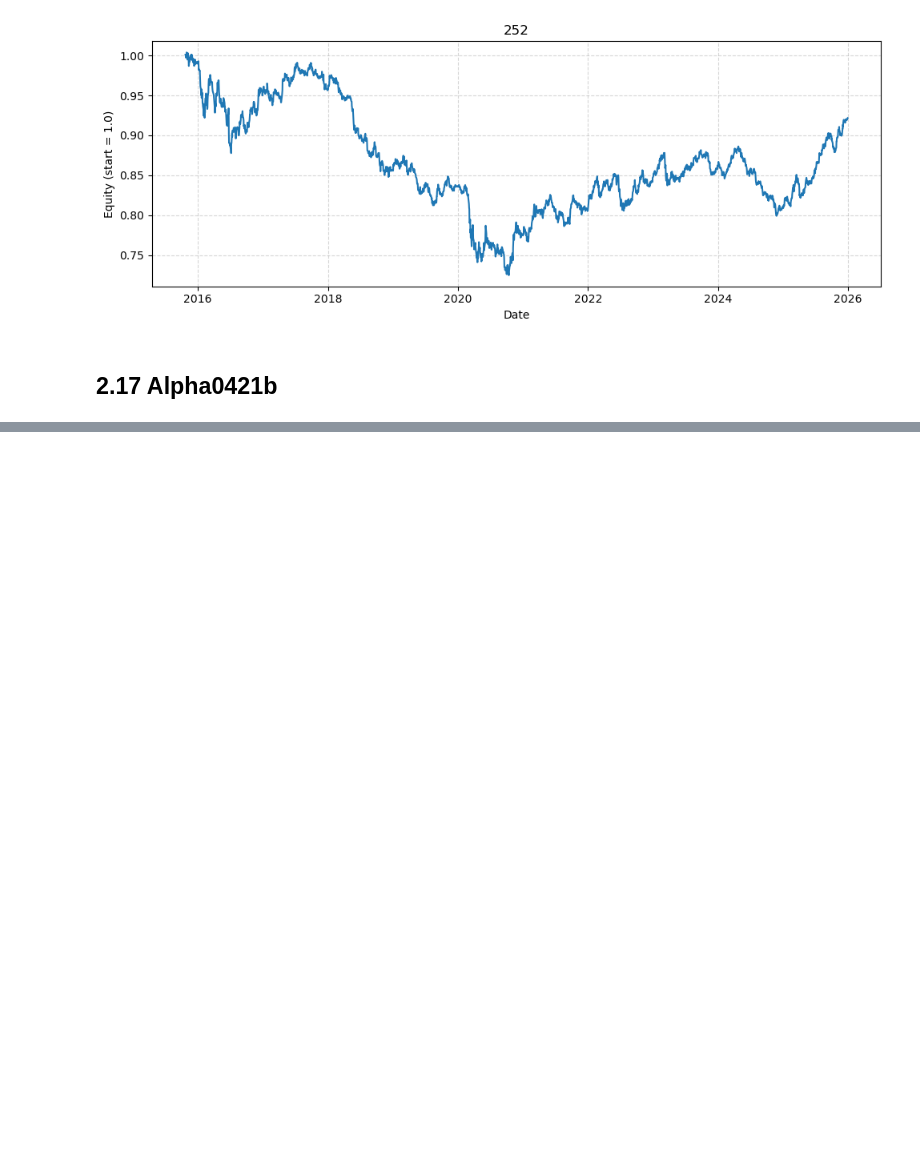
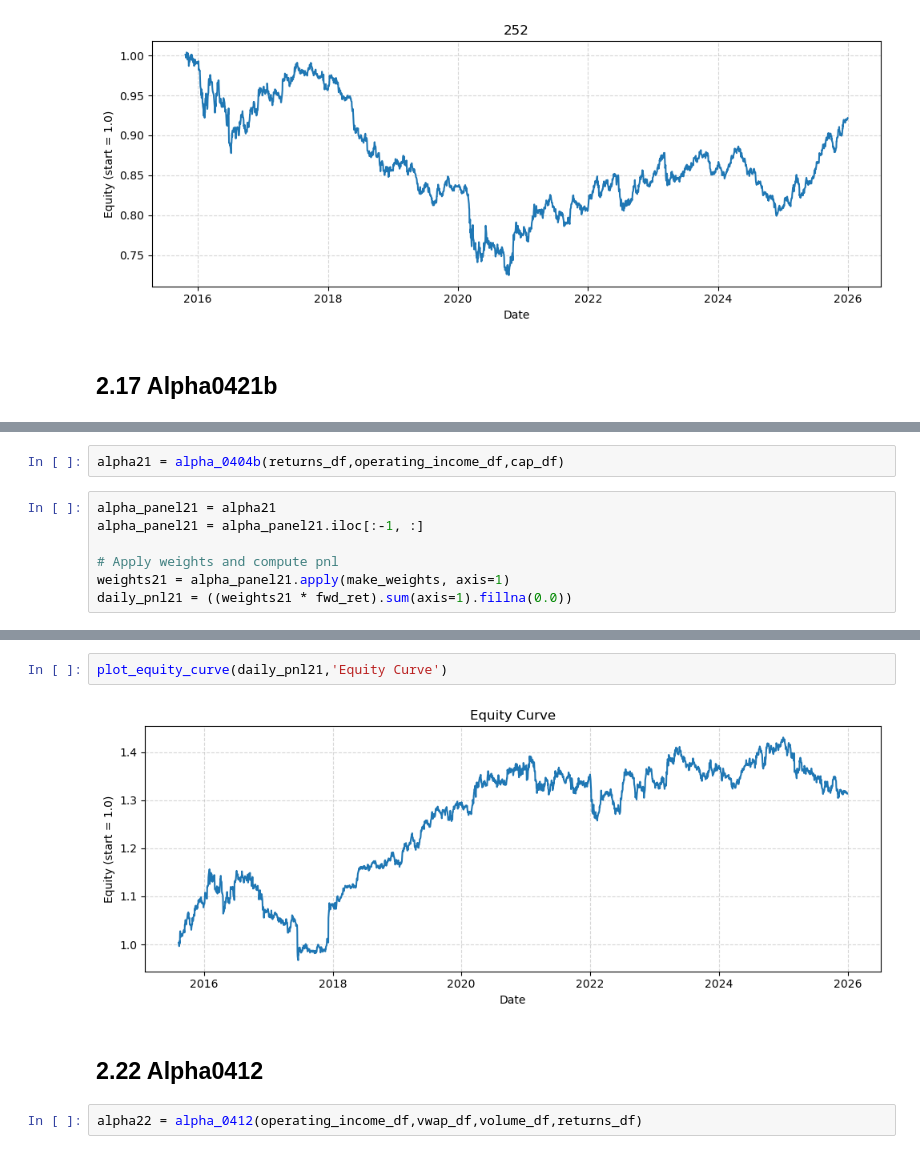
Before and after one commit to Yzc20060417/Multi-Factor-Equities-Investing, a Jupyter notebook: notebooks/Single Factor Testing.ipynb, the cells around one changed output, grey strips where cells are left out. Drawn from its saved outputs; the diff is of its cells as text; blank space fills up the shorter version.

```diff
--- a/notebooks/Single Factor Testing.ipynb
+++ b/notebooks/Single Factor Testing.ipynb
@@ -739,0 +806,9 @@ TypeError: boolean value of NA is ambiguous
+# %%
+alpha21 = alpha_0404b(returns_df,operating_income_df,cap_df)
+# %%
+alpha_panel21 = alpha21
+alpha_panel21 = alpha_panel21.iloc[:-1, :]
+
+# Apply weights and compute pnl
+weights21 = alpha_panel21.apply(make_weights, axis=1)
+daily_pnl21 = ((weights21 * fwd_ret).sum(axis=1).fillna(0.0))
@@ -739,0 +827,8 @@ TypeError: boolean value of NA is ambiguous
+# %%
+plot_equity_curve(daily_pnl21,'Equity Curve')
+# %% [output]
+[figure, added]
+# %% [markdown]
+## 2.22 Alpha0412
+# %%
+alpha22 = alpha_0412(operating_income_df,vwap_df,volume_df,returns_df)
```
Also changed, not shown: parts of 30 cells of this notebook, 2 other files.
